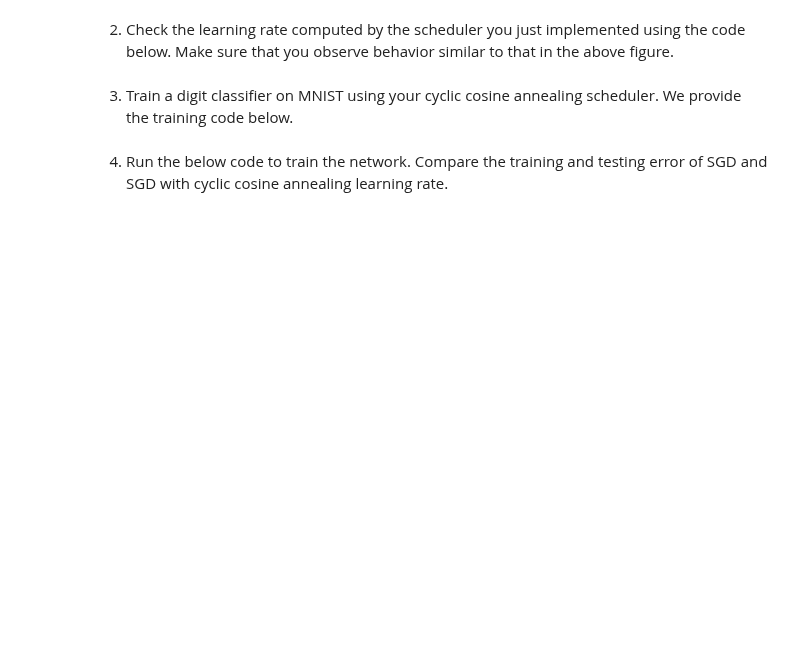
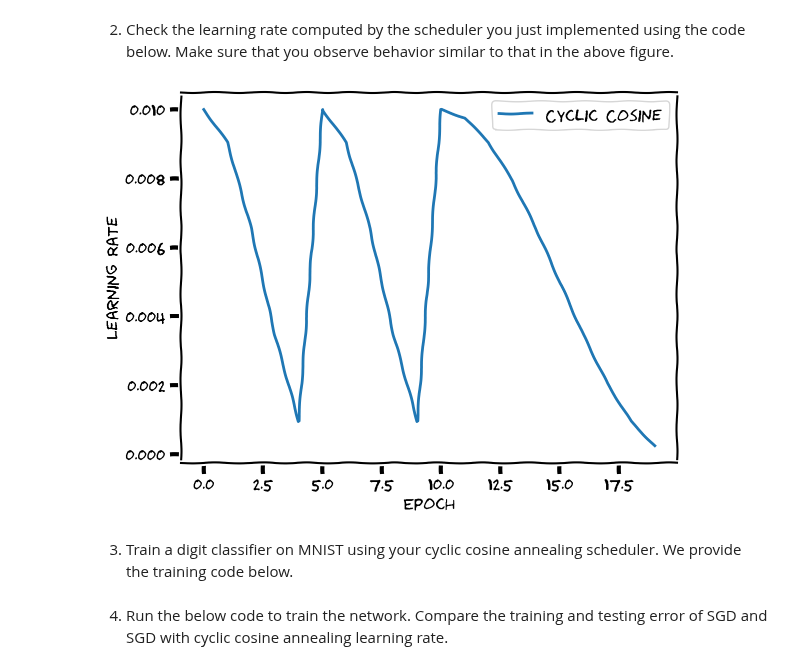
Before and after one commit to spatank/CIS-522, a Jupyter notebook: Homework/HW_4_SPP.ipynb, the cells around one changed output. Saved outputs shown, nothing was run; the diff lists cells and outputs as text; code cells hidden in the pictures; blank space fills up the shorter version.

````diff
--- a/Homework/HW_4_SPP.ipynb
+++ b/Homework/HW_4_SPP.ipynb
@@ -108,35 +108,40 @@ You will implement a cyclic cosine annealing learning rate schedueler to perform
     for param_group in optimizer.param_groups:
         param_group[’lr’] = lr
    ```
-# %%
-def cyclic_cosine_annealing(optimizer, milestones=[5,10], eta_min=1e-6, last_epoch=0):
-    ####################################################################
-    # Fill in missing code below (...),
-    # then remove or comment the line below to test your function
-    raise NotImplementedError("Add the missing code")
-    ####################################################################
-
-
-
-    ####################################################################
+# %%
+def cyclic_cosine_annealing(optimizer, eta_min = 1e-6, eta_max = 1e-2, last_epoch = 0):
+
+  milestones = [0, 5, 10, 20]
+  prev_milestone = sorted(val for val in milestones if val <= last_epoch)[-1]
+  next_milestone = sorted(val for val in milestones if val > last_epoch)[0]
+
+  T_cur = last_epoch - prev_milestone # count of epoch since last restart
+  T_i = next_milestone - prev_milestone # width between restarts
+
+  for param_group in optimizer.param_groups:
+    param_group['lr'] = eta_min + ((0.5)*(eta_max - eta_min)*(1 + np.cos((T_cur/T_i)*np.pi)))
+
+  return
 # %% [markdown]
 2. Check the learning rate computed by the scheduler you just implemented using the code below. Make sure that you observe behavior similar to that in the above figure.
 # %%
 model = torch.nn.Linear(2, 1)
-optimizer = optim.SGD(model.parameters(), lr=1e-2)
+optimizer = optim.SGD(model.parameters(), lr = 1e-2)
 
 lr_list = []
 for i in range(20):
-    cyclic_cosine_annealing(optimizer, last_epoch=i)
+    cyclic_cosine_annealing(optimizer, last_epoch = i)
     lr_list.append(optimizer.param_groups[0]['lr'])
     optimizer.step()
 
 with plt.xkcd():
-    plt.plot(range(20), lr_list, label='Cyclic Consine')
+    plt.plot(range(20), lr_list, label='Cyclic Cosine')
     plt.ylabel('Learning Rate')
     plt.xlabel('Epoch')
     plt.legend()
     plt.show()
+# %% [output]
+[figure, added]
 # %% [markdown]
 3. Train a digit classifier on MNIST using your cyclic cosine annealing scheduler. We provide the training code below.
 # %%
````
Also changed, not shown: parts of 6 cells of this notebook.
